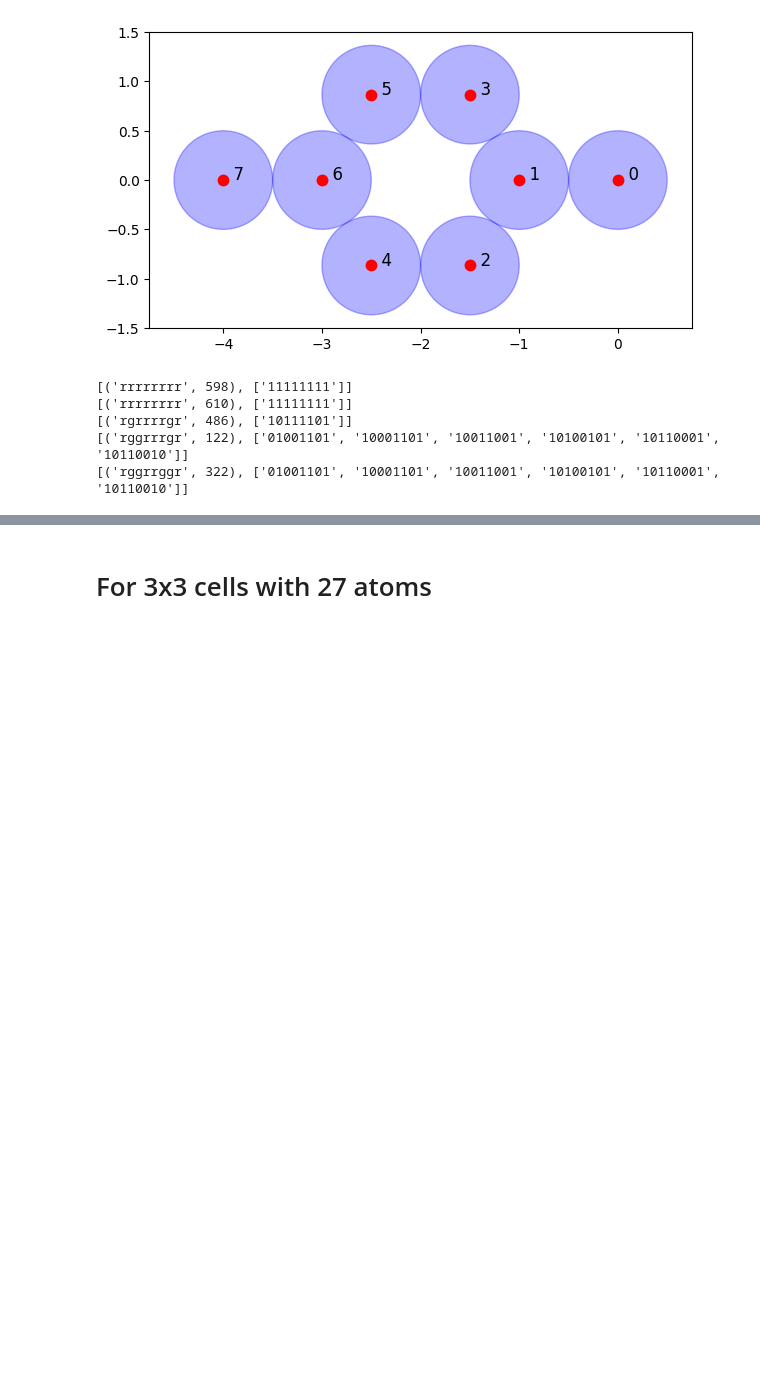
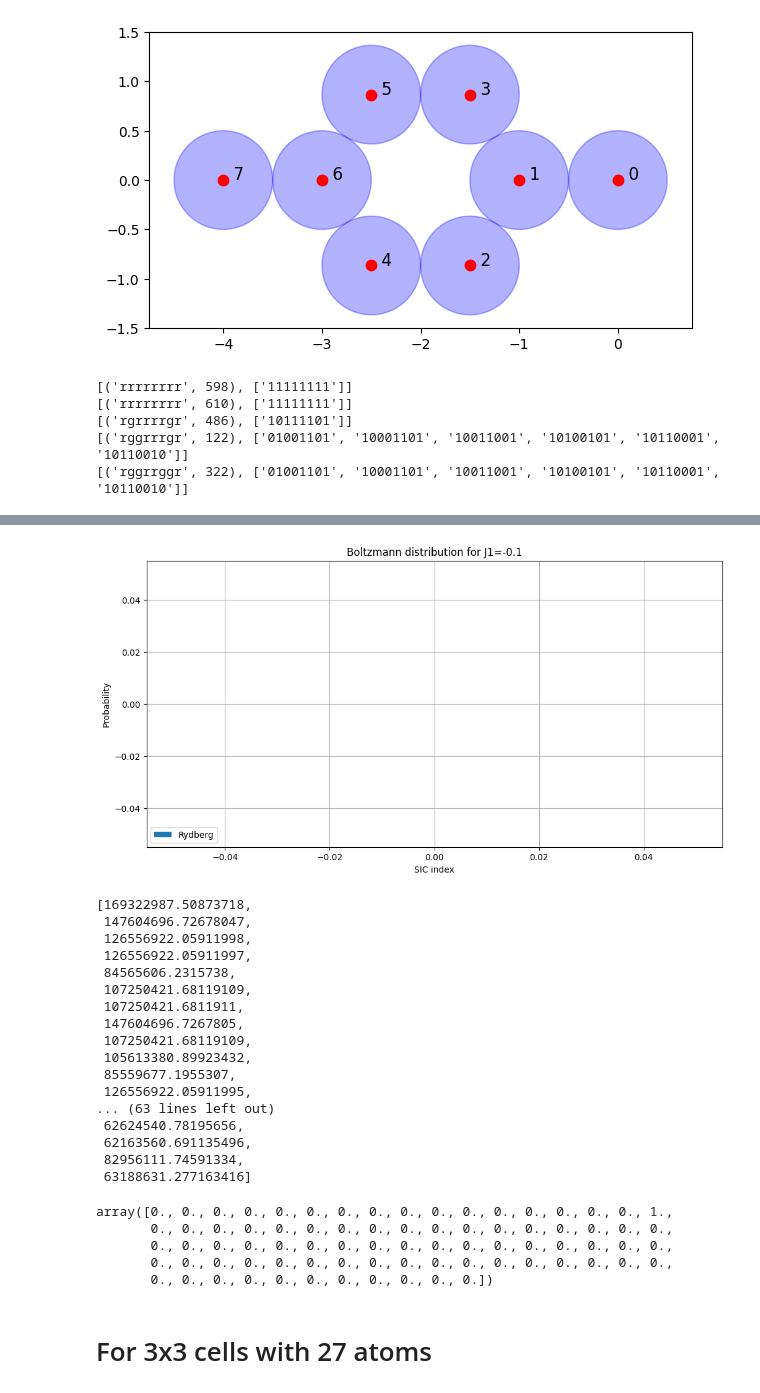
Before and after one commit to cmc-ucl/rydberg_atoms, a Jupyter notebook: 4_QUBO_open_geometry_positive_coefficients_only_NN_only_one_R_adiabatic_program.ipynb, the cells around one changed output, grey strips where cells are left out. Drawn from its saved outputs; the diff is of its cells as text; code cells hidden in the pictures; blank space fills up the shorter version.

```diff
--- a/4_QUBO_open_geometry_positive_coefficients_only_NN_only_one_R_adiabatic_program.ipynb
+++ b/4_QUBO_open_geometry_positive_coefficients_only_NN_only_one_R_adiabatic_program.ipynb
@@ -23,7 +24,7 @@ We scan J1 from -0.01 to -0.1, and found that
 2. For J1 < -0.022, the only solution is all variables take value '1', and Rydberg system can find the correct answer with correct multiplicity
 3. For J1 > -0.02, the Rydberg system can find two out of the six solutions.
 # %%
-coords = [[0, 0],
+coords0 = [[0, 0],
           [0, -1],
           [-np.sqrt(3)/2, -3/2],
           [np.sqrt(3)/2, -3/2],
@@ -38,7 +39,7 @@ neighbors = [
 ]
 
 
-coords = [[item[1], item[0]] for item in coords] # Rotate by 90 degrees so that the y-separation is larger than 4 um
+coords = [[item[1], item[0]] for item in coords0] # Rotate by 90 degrees so that the y-separation is larger than 4 um
 
 show_coords(coords)
 # %% [output]
@@ -98,4 +99,6 @@ def run_adiabatic_program(coords,
 
 
     return task.metadata()['quantumTaskArn']
+# %%
+J1range = [-0.1, -0.06111, -0.02075, -0.015068, -0.01]
 # %%
@@ -139,0 +122,4 @@ sorted(counts[4].items(), key=lambda x:x[1])[::-1]
+# %%
+for i in range(len(J1range)):
+    print(sorted(counts[i].items(), key=lambda x:x[1])[::-1])
+    print()
@@ -140,3 +197,33 @@ sorted(counts[4].items(), key=lambda x:x[1])[::-1]
+# %%
+energies, p_i = get_boltzmann_dist_rydberg(J1range[0], counts[0], threshold=0.0)
+energies
+# %% [output]
+[figure, added]
+[169322987.50873718,
+ 147604696.72678047,
+ 126556922.05911998,
+ 126556922.05911997,
+ 84565606.2315738,
+ 107250421.68119109,
+ 107250421.6811911,
+ 147604696.7267805,
+ 107250421.68119109,
+ 105613380.89923432,
+ 85559677.1955307,
+ 126556922.05911995,
+... (63 lines left out)
+ 62624540.78195656,
+ 62163560.691135496,
+ 82956111.74591334,
+ 63188631.277163416]
+# %%
+p_i
+# %% [output]
+array([0., 0., 0., 0., 0., 0., 0., 0., 0., 0., 0., 0., 0., 0., 0., 0., 1.,
+       0., 0., 0., 0., 0., 0., 0., 0., 0., 0., 0., 0., 0., 0., 0., 0., 0.,
+       0., 0., 0., 0., 0., 0., 0., 0., 0., 0., 0., 0., 0., 0., 0., 0., 0.,
+       0., 0., 0., 0., 0., 0., 0., 0., 0., 0., 0., 0., 0., 0., 0., 0., 0.,
+       0., 0., 0., 0., 0., 0., 0., 0., 0., 0., 0.])
 # %%
 # def get_energy_spectrum(result):
 #     post_seqs = []
```
Also changed, not shown: parts of 6 cells of this notebook.
